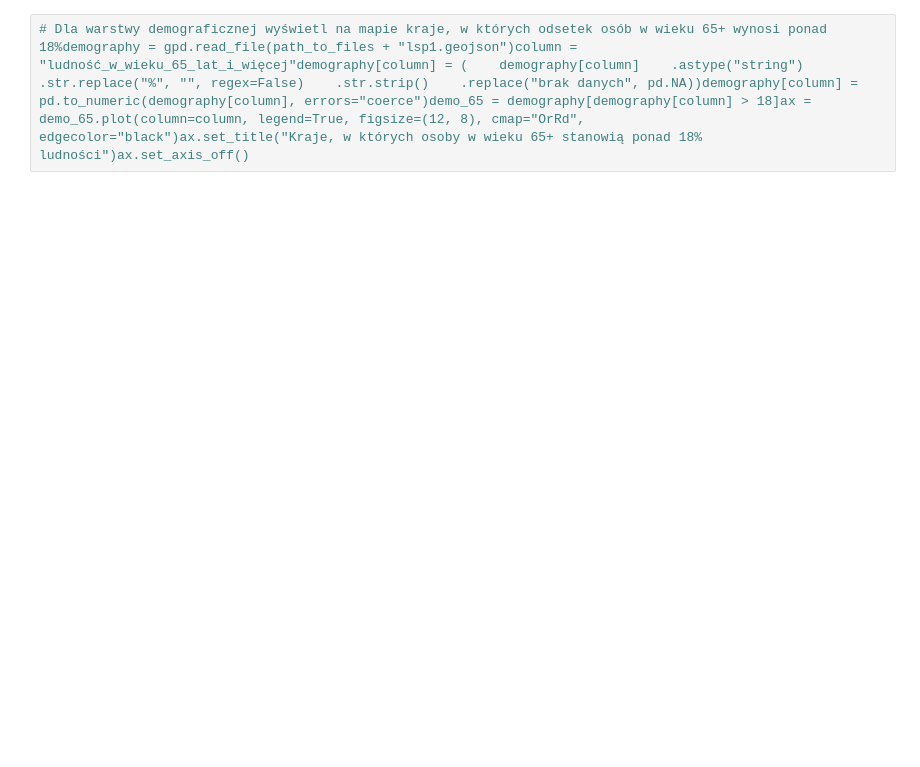
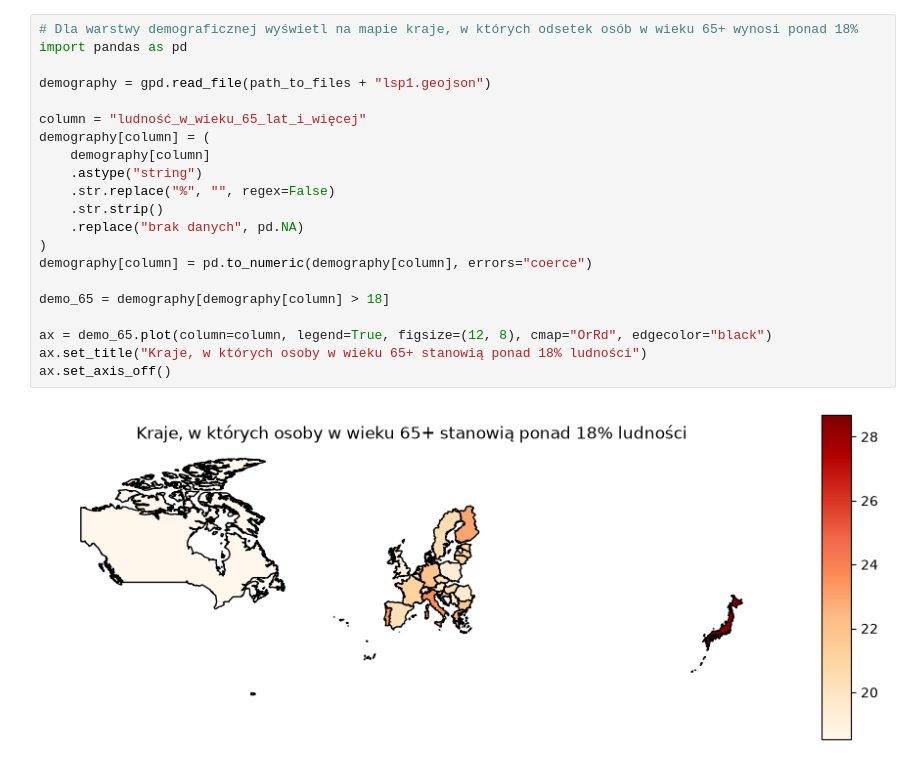
Before and after one commit to julsta37/SDG-Stachowiak-Julia, a Jupyter notebook: scripts/cw3.ipynb, the cells around one changed output. Cells and saved outputs as stored; diff of their text form; blank space fills up the shorter version.

```diff
--- a/scripts/cw3.ipynb
+++ b/scripts/cw3.ipynb
@@ -31,4 +31,25 @@ print(len(rivers_filtr))
 Name: liczba_linii, Length: 737, dtype: int64
 250
 # %%
-# Dla warstwy demograficznej wyświetl na mapie kraje, w których odsetek osób w wieku 65+ wynosi ponad 18%demography = gpd.read_file(path_to_files + "lsp1.geojson")column = "ludność_w_wieku_65_lat_i_więcej"demography[column] = (    demography[column]    .astype("string")    .str.replace("%", "", regex=False)    .str.strip()    .replace("brak danych", pd.NA))demography[column] = pd.to_numeric(demography[column], errors="coerce")demo_65 = demography[demography[column] > 18]ax = demo_65.plot(column=column, legend=True, figsize=(12, 8), cmap="OrRd", edgecolor="black")ax.set_title("Kraje, w których osoby w wieku 65+ stanowią ponad 18% ludności")ax.set_axis_off()
+# Dla warstwy demograficznej wyświetl na mapie kraje, w których odsetek osób w wieku 65+ wynosi ponad 18%
+import pandas as pd
+
+demography = gpd.read_file(path_to_files + "lsp1.geojson")
+
+column = "ludność_w_wieku_65_lat_i_więcej"
+demography[column] = (
+    demography[column]
+    .astype("string")
+    .str.replace("%", "", regex=False)
+    .str.strip()
+    .replace("brak danych", pd.NA)
+)
+demography[column] = pd.to_numeric(demography[column], errors="coerce")
+
+demo_65 = demography[demography[column] > 18]
+
+ax = demo_65.plot(column=column, legend=True, figsize=(12, 8), cmap="OrRd", edgecolor="black")
+ax.set_title("Kraje, w których osoby w wieku 65+ stanowią ponad 18% ludności")
+ax.set_axis_off()
+# %% [output]
+[figure, added]
```
Also changed, not shown: parts of 2 cells of this notebook, 2 other files.
